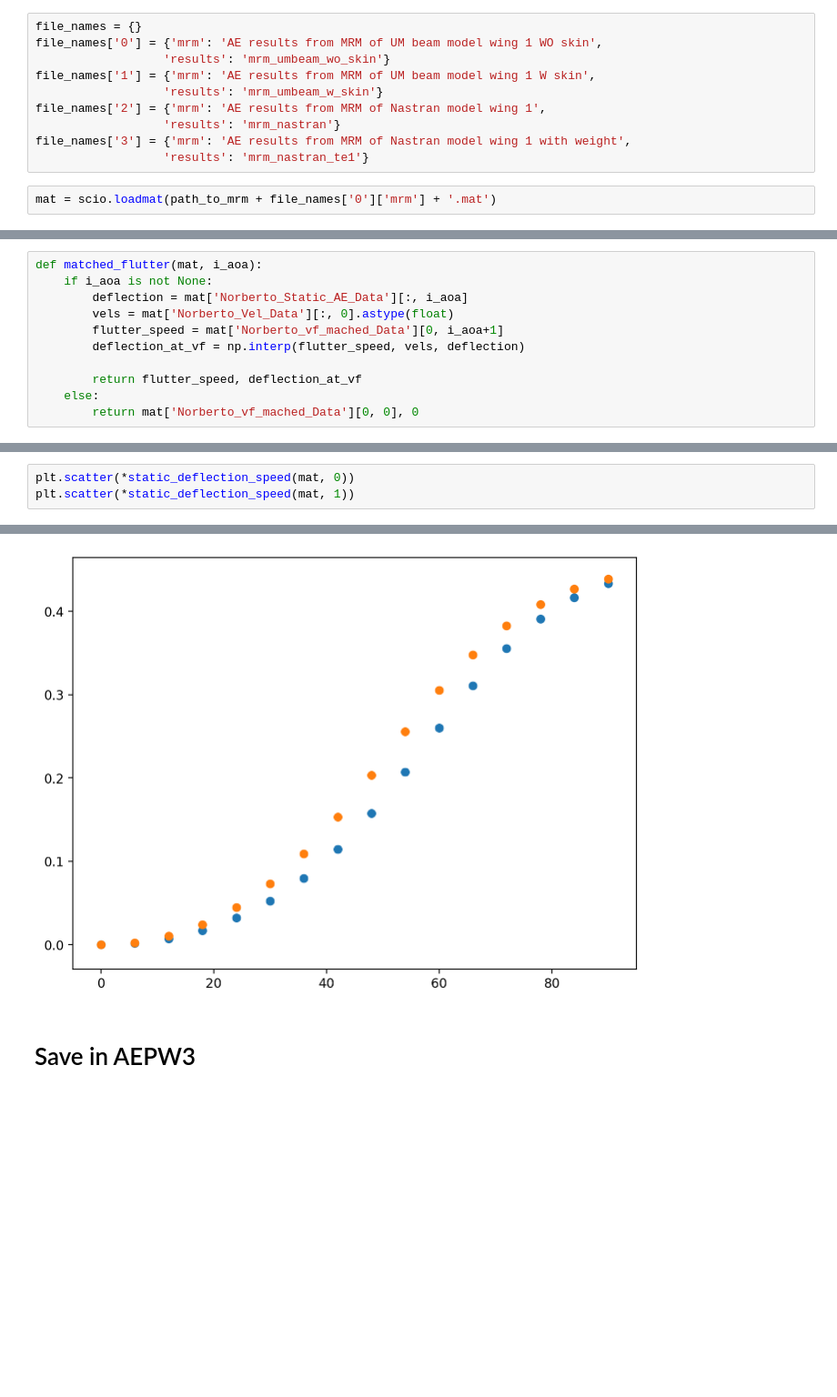
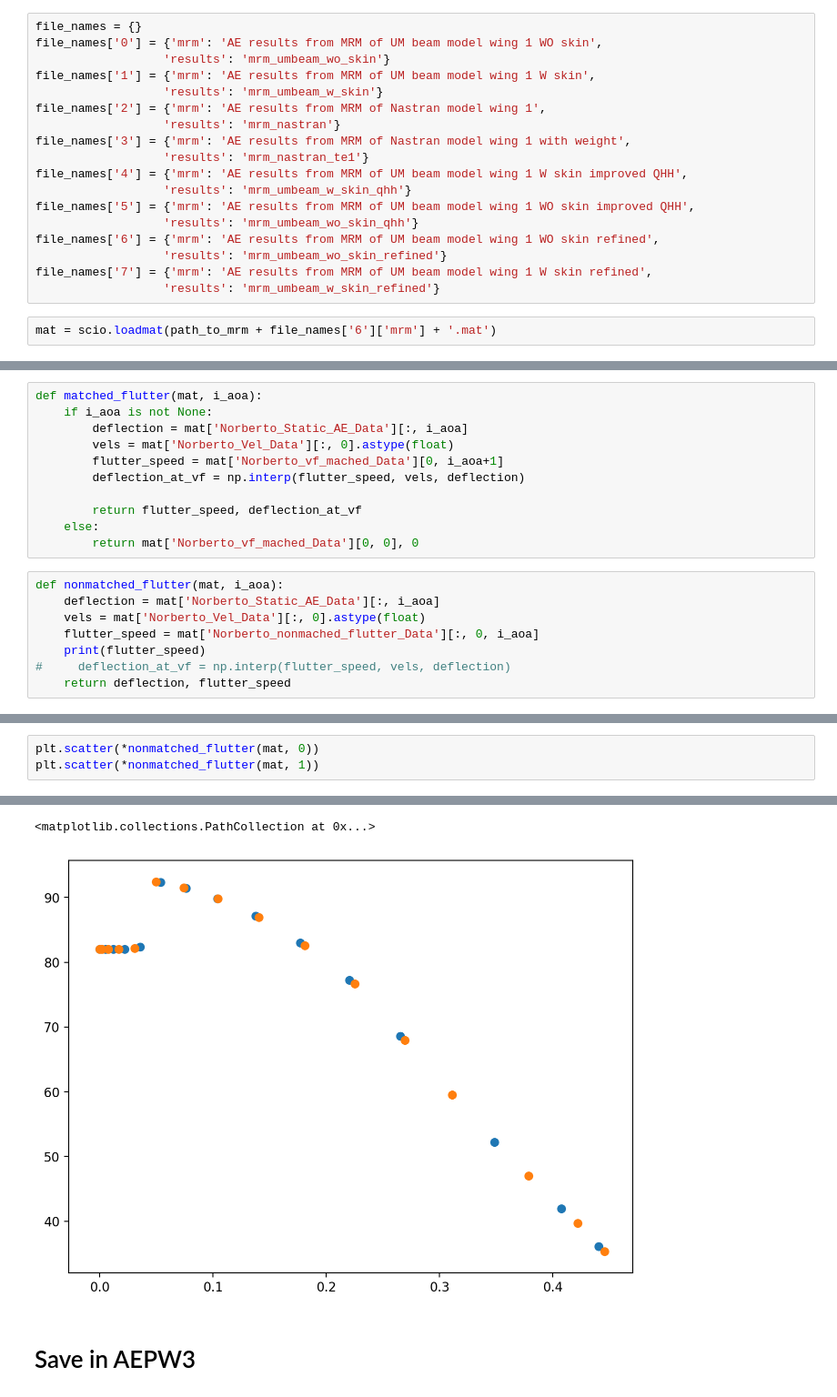
Before and after one commit to ngoiz/pazy-sharpy, a Jupyter notebook: Read_MRM.ipynb, the cells around one changed output, grey strips where cells are left out. Shown: that part at 91% size. Drawn from its saved outputs; the diff is of its cells as text; blank space fills up the shorter version.

Commit message:
MRM data

```diff
--- a/Read_MRM.ipynb
+++ b/Read_MRM.ipynb
@@ -21,8 +21,16 @@ file_names['2'] = {'mrm': 'AE results from MRM of Nastran model wing 1',
                   'results': 'mrm_nastran'}
 file_names['3'] = {'mrm': 'AE results from MRM of Nastran model wing 1 with weight',
                   'results': 'mrm_nastran_te1'}
+file_names['4'] = {'mrm': 'AE results from MRM of UM beam model wing 1 W skin improved QHH',
+                  'results': 'mrm_umbeam_w_skin_qhh'}
+file_names['5'] = {'mrm': 'AE results from MRM of UM beam model wing 1 WO skin improved QHH',
+                  'results': 'mrm_umbeam_wo_skin_qhh'}
+file_names['6'] = {'mrm': 'AE results from MRM of UM beam model wing 1 WO skin refined',
+                  'results': 'mrm_umbeam_wo_skin_refined'}
+file_names['7'] = {'mrm': 'AE results from MRM of UM beam model wing 1 W skin refined',
+                  'results': 'mrm_umbeam_w_skin_refined'}
 # %%
-mat = scio.loadmat(path_to_mrm + file_names['0']['mrm'] + '.mat')
+mat = scio.loadmat(path_to_mrm + file_names['6']['mrm'] + '.mat')
 # %%
 mat.keys()
 # %% [output]
@@ -94,3 +110,11 @@ def matched_flutter(mat, i_aoa):
         return flutter_speed, deflection_at_vf
     else:
         return mat['Norberto_vf_mached_Data'][0, 0], 0
+# %%
+def nonmatched_flutter(mat, i_aoa):
+    deflection = mat['Norberto_Static_AE_Data'][:, i_aoa]
+    vels = mat['Norberto_Vel_Data'][:, 0].astype(float)
+    flutter_speed = mat['Norberto_nonmached_flutter_Data'][:, 0, i_aoa]
+    print(flutter_speed)
+#     deflection_at_vf = np.interp(flutter_speed, vels, deflection)
+    return deflection, flutter_speed
@@ -97,4 +142,4 @@ def matched_flutter(mat, i_aoa):
 # %%
-plt.scatter(*static_deflection_speed(mat, 0))
-plt.scatter(*static_deflection_speed(mat, 1))
+plt.scatter(*nonmatched_flutter(mat, 0))
+plt.scatter(*nonmatched_flutter(mat, 1))
 # %% [output]
@@ -102,4 +152,5 @@ plt.scatter(*static_deflection_speed(mat, 1))
+<matplotlib.collections.PathCollection at 0x...>
-[figure, old version]
+[figure, new version]
 # %% [markdown]
 # Save in AEPW3
 # %%
```
Also changed, not shown: parts of 8 cells of this notebook, 8 other files.
